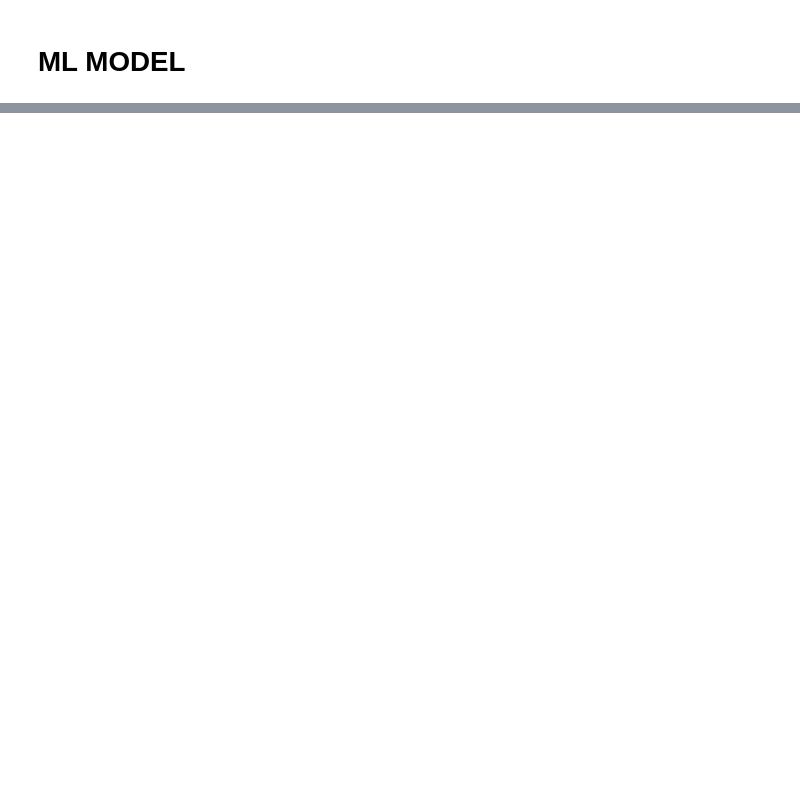
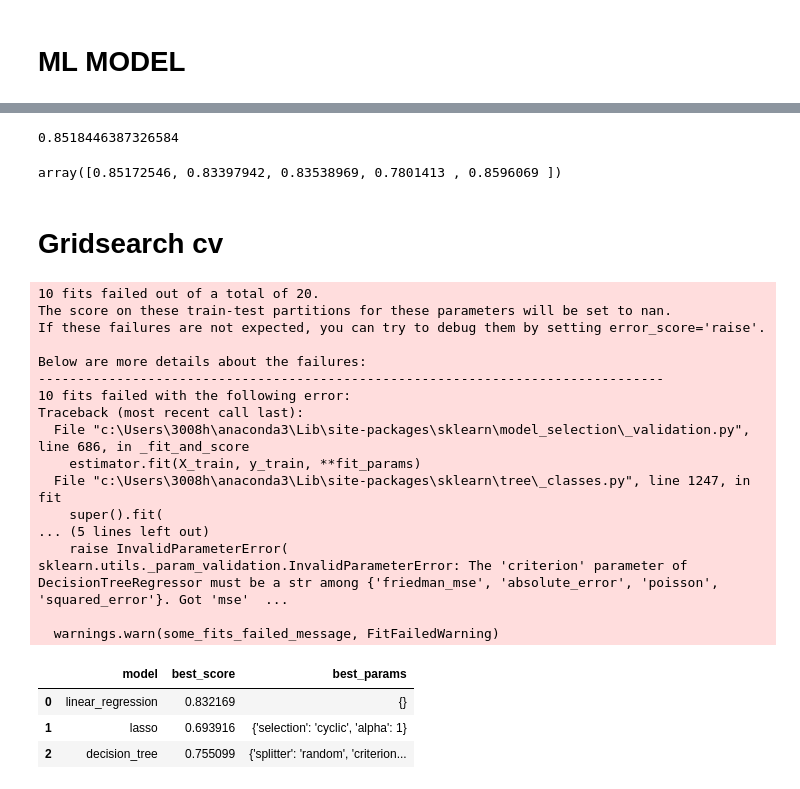
Before and after one commit to himani2853/real_estate_price_prediction, a Jupyter notebook: real_estate.ipynb, the cells around one changed output, grey strips where cells are left out. Drawn from its saved outputs; the diff is of its cells as text; code cells hidden in the pictures; blank space fills up the shorter version.

```diff
--- a/real_estate.ipynb
+++ b/real_estate.ipynb
@@ -840,0 +948,18 @@ df_14
+# %%
+from sklearn.linear_model import LinearRegression
+lr_cf = LinearRegression()
+lr_cf.fit(X_train,Y_train)
+lr_cf.predict(x_test)
+lr_cf.score(x_test, y_test)
+# %% [output]
+0.8518446387326584
+# %%
+from sklearn.model_selection import ShuffleSplit
+from sklearn.model_selection import cross_val_score
+
+cv = ShuffleSplit(n_splits=5, test_size=0.2, random_state=100)
+cross_val_score(LinearRegression(), X, Y, cv= cv)
+# %% [output]
+array([0.85172546, 0.83397942, 0.83538969, 0.7801413 , 0.8596069 ])
+# %% [markdown]
+# Gridsearch cv
@@ -840,0 +970,62 @@ df_14
+# %%
+
+
+def find_best_model_using_gridsearchcv(X,y):
+    algos = {
+        'linear_regression' : {
+            'model': LinearRegression(),
+            'params': {
+                # 'normalize': [True, False]
+            }
+        },
+        'lasso': {
+            'model': Lasso(),
+            'params': {
+                'alpha': [1,2],
+                'selection': ['random', 'cyclic']
+            }
+        },
+        'decision_tree': {
+            'model': DecisionTreeRegressor(),
+            'params': {
+                'criterion' : ['mse','friedman_mse'],
+                'splitter': ['best','random']
+            }
+        }
+    }
+    scores = []
+    cv = ShuffleSplit(n_splits=5, test_size=0.2, random_state=100)
+    for algo_name, config in algos.items():
+        gs =  RandomizedSearchCV(config['model'], config['params'], cv=cv, return_train_score=False)
+        gs.fit(X,y)
+        scores.append({
+            'model': algo_name,
+            'best_score': gs.best_score_,
+            'best_params': gs.best_params_
+        })
+
+    return pd.DataFrame(scores,columns=['model','best_score','best_params'])
+# %%
+find_best_model_using_gridsearchcv(X,Y)
+# %% [output]
+10 fits failed out of a total of 20.
+The score on these train-test partitions for these parameters will be set to nan.
+If these failures are not expected, you can try to debug them by setting error_score='raise'.
+
+Below are more details about the failures:
+--------------------------------------------------------------------------------
+10 fits failed with the following error:
+Traceback (most recent call last):
+  File "c:\Users\3008h\anaconda3\Lib\site-packages\sklearn\model_selection\_validation.py", line 686, in _fit_and_score
+    estimator.fit(X_train, y_train, **fit_params)
+  File "c:\Users\3008h\anaconda3\Lib\site-packages\sklearn\tree\_classes.py", line 1247, in fit
+    super().fit(
+... (5 lines left out)
+    raise InvalidParameterError(
+sklearn.utils._param_validation.InvalidParameterError: The 'criterion' parameter of DecisionTreeRegressor must be a str among {'friedman_mse', 'absolute_error', 'poisson', 'squared_error'}. Got 'mse'  ...
+
+  warnings.warn(some_fits_failed_message, FitFailedWarning)
+|  | model | best_score | best_params |
+| 0 | linear_regression | 0.832169 | {} |
+| 1 | lasso | 0.693916 | {'selection': 'cyclic', 'alpha': 1} |
+| 2 | decision_tree | 0.755099 | {'splitter': 'random', 'criterion... |
```
Also changed, not shown: parts of 19 cells of this notebook.
